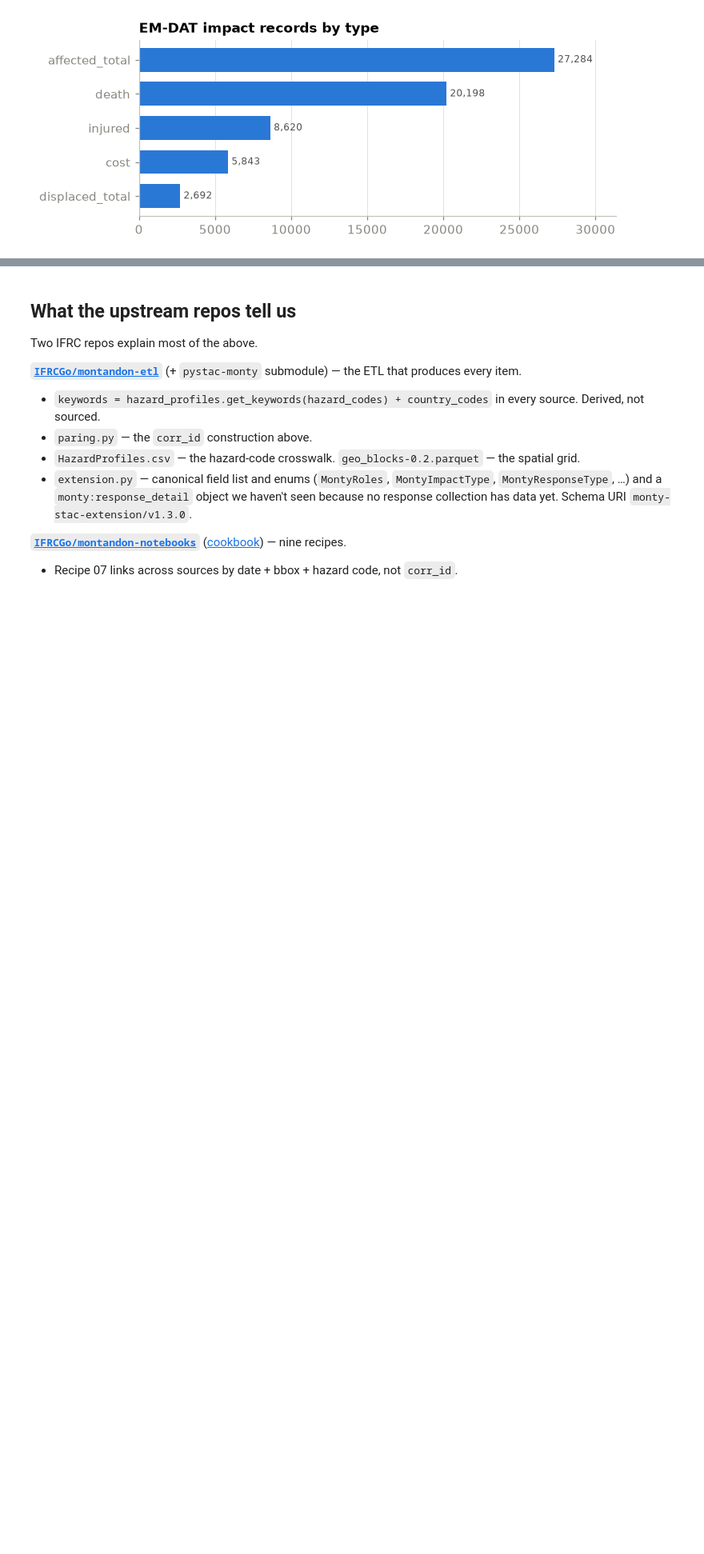
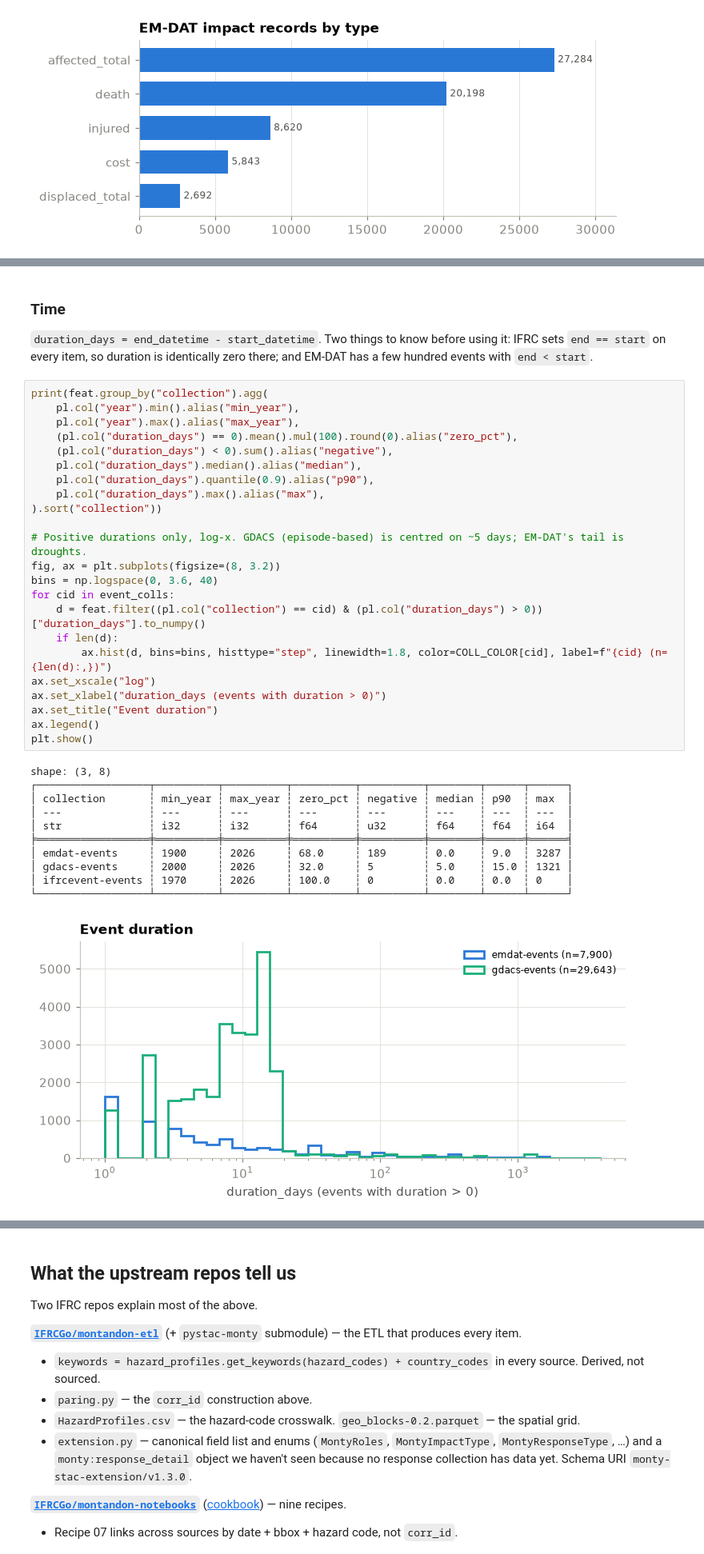
Before and after one commit to jbugli-NJ/fall-2026-group2, a Jupyter notebook: notebooks/eda_nb.ipynb, the cells around one changed output, grey strips where cells are left out. Shown at 80% size. Cells and saved outputs as stored; diff of their text form; blank space fills up the shorter version.

```diff
--- a/notebooks/eda_nb.ipynb
+++ b/notebooks/eda_nb.ipynb
@@ -840,0 +938,40 @@ plt.show()
+# %% [markdown]
+### Time
+
+`duration_days = end_datetime - start_datetime`. Two things to know before using it: IFRC sets `end == start` on
+every item, so duration is identically zero there; and EM-DAT has a few hundred events with `end < start`.
+# %%
+print(feat.group_by("collection").agg(
+    pl.col("year").min().alias("min_year"),
+    pl.col("year").max().alias("max_year"),
+    (pl.col("duration_days") == 0).mean().mul(100).round(0).alias("zero_pct"),
+    (pl.col("duration_days") < 0).sum().alias("negative"),
+    pl.col("duration_days").median().alias("median"),
+    pl.col("duration_days").quantile(0.9).alias("p90"),
+    pl.col("duration_days").max().alias("max"),
+).sort("collection"))
+
+# Positive durations only, log-x. GDACS (episode-based) is centred on ~5 days; EM-DAT's tail is droughts.
+fig, ax = plt.subplots(figsize=(8, 3.2))
+bins = np.logspace(0, 3.6, 40)
+for cid in event_colls:
+    d = feat.filter((pl.col("collection") == cid) & (pl.col("duration_days") > 0))["duration_days"].to_numpy()
+    if len(d):
+        ax.hist(d, bins=bins, histtype="step", linewidth=1.8, color=COLL_COLOR[cid], label=f"{cid} (n={len(d):,})")
+ax.set_xscale("log")
+ax.set_xlabel("duration_days (events with duration > 0)")
+ax.set_title("Event duration")
+ax.legend()
+plt.show()
+# %% [output]
+shape: (3, 8)
+┌──────────────────┬──────────┬──────────┬──────────┬──────────┬────────┬──────┬──────┐
+│ collection       ┆ min_year ┆ max_year ┆ zero_pct ┆ negative ┆ median ┆ p90  ┆ max  │
+│ ---              ┆ ---      ┆ ---      ┆ ---      ┆ ---      ┆ ---    ┆ ---  ┆ ---  │
+│ str              ┆ i32      ┆ i32      ┆ f64      ┆ u32      ┆ f64    ┆ f64  ┆ i64  │
+╞══════════════════╪══════════╪══════════╪══════════╪══════════╪════════╪══════╪══════╡
+│ emdat-events     ┆ 1900     ┆ 2026     ┆ 68.0     ┆ 189      ┆ 0.0    ┆ 9.0  ┆ 3287 │
+│ gdacs-events     ┆ 2000     ┆ 2026     ┆ 32.0     ┆ 5        ┆ 5.0    ┆ 15.0 ┆ 1321 │
+│ ifrcevent-events ┆ 1970     ┆ 2026     ┆ 100.0    ┆ 0        ┆ 0.0    ┆ 0.0  ┆ 0    │
+└──────────────────┴──────────┴──────────┴──────────┴──────────┴────────┴──────┴──────┘
+[figure, added]
```
Also changed, not shown: parts of 36 cells of this notebook.
